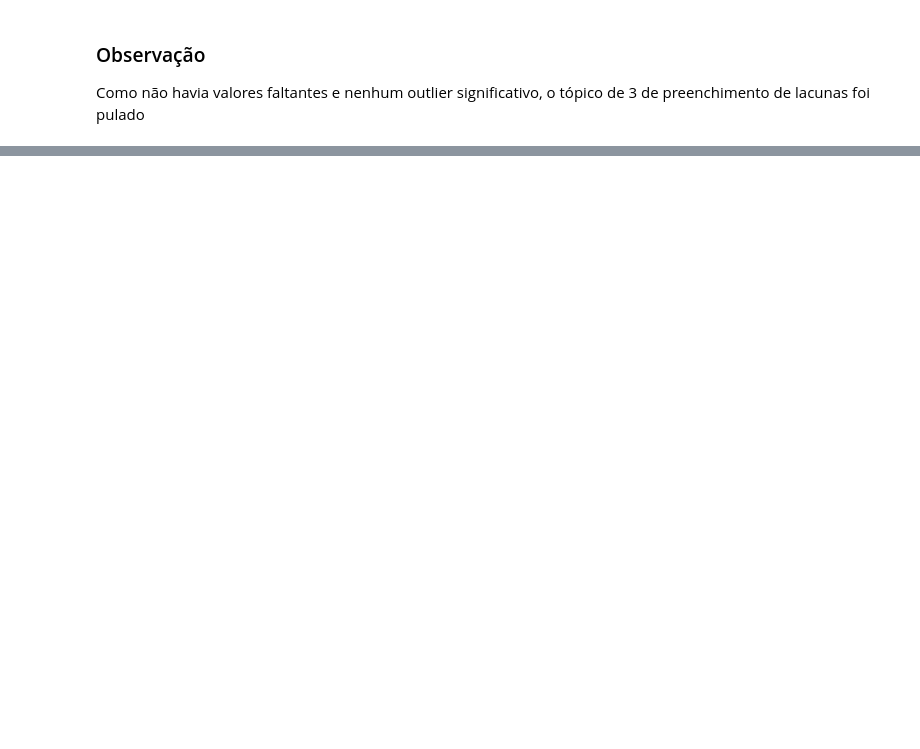
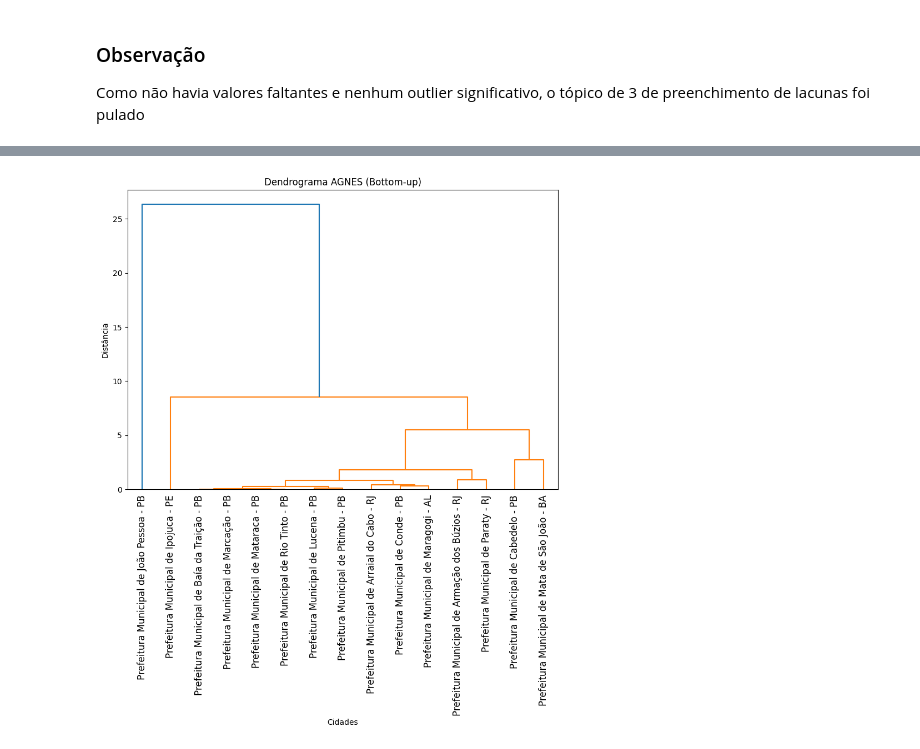
Before and after one commit to caiochacon/Mineracao, a Jupyter notebook: main.ipynb, the cells around one changed output, grey strips where cells are left out. Drawn from its saved outputs; the diff is of its cells as text; code cells hidden in the pictures; blank space fills up the shorter version.

```diff
--- a/main.ipynb
+++ b/main.ipynb
@@ -167,5 +197,3 @@ Escolha os modelos com menores erros.
 tributacoes = ['ISS', 'IPTU', 'ITBI']
 df = df[df['Conta'].isin(tributacoes)]
 df = df.sort_values(['Instituição', 'Conta', 'Ano'])
-# %%
-df['Variacao_percentual'] = df.groupby(['Instituição', 'Conta', 'Ano'])['Valor'].pct_change() * 100
@@ -224,0 +355,2 @@ print(percentage_vector)
+# %%
+pivot_df = df_.pivot_table(index=['Instituição'], columns=['Conta', 'Ano'], values='Valor', aggfunc='sum', margins=False).reset_index()
@@ -224,0 +364,32 @@ print(percentage_vector)
+# %%
+from sklearn.preprocessing import StandardScaler
+from scipy.cluster.hierarchy import dendrogram, linkage, cut_tree
+import matplotlib.pyplot as plt
+from sklearn.metrics.pairwise import euclidean_distances
+from scipy.cluster.hierarchy import fcluster
+
+
+# Remove a coluna 'Cidade' para usar apenas as coordenadas
+data = pivot_df.drop(columns='Instituição')
+
+# Escalonamento dos dados (opcional mas recomendado para técnicas de clusterização)
+scaler = StandardScaler()
+data_scaled = scaler.fit_transform(data)
+
+# Clusterização AGNES (Algoritmo bottom-up)
+agnes_linkage = linkage(data_scaled, method='ward')  # Pode mudar o método de ligação
+
+# Plotar o dendrograma de AGNES
+plt.figure(figsize=(10, 7))
+dendrogram(agnes_linkage, labels=pivot_df['Instituição'].values)
+plt.title('Dendrograma AGNES (Bottom-up)')
+plt.xlabel('Cidades')
+plt.ylabel('Distância')
+plt.xticks(rotation=90)
+plt.show()
+
+# Definir 4 grupos finais para AGNES
+agnes_clusters = fcluster(agnes_linkage, 4, criterion='maxclust')
+pivot_df['Cluster_AGNES'] = agnes_clusters
+# %% [output]
+[figure, added]
```
Also changed, not shown: parts of 31 cells of this notebook.
